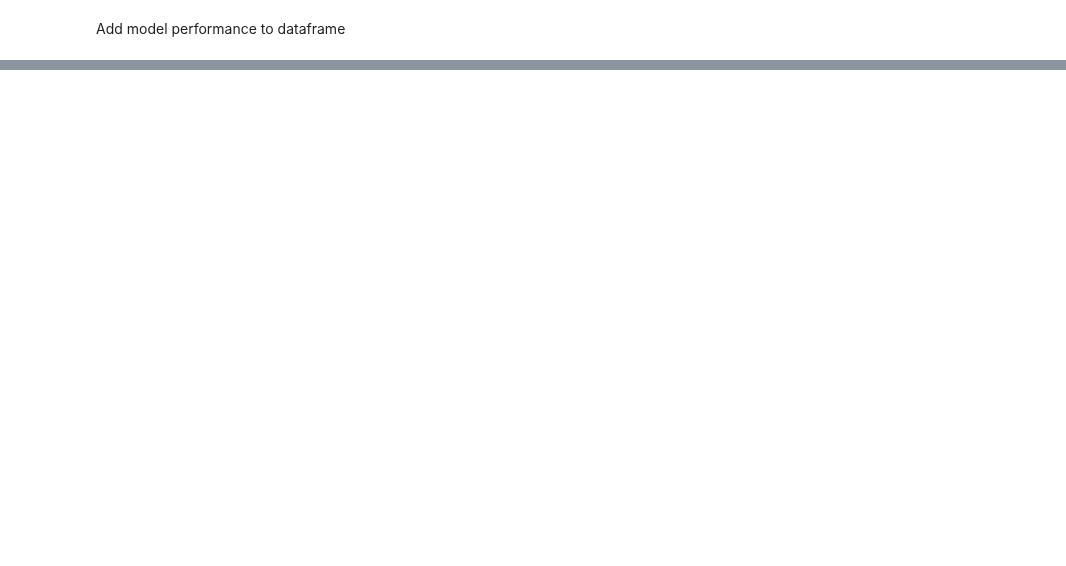
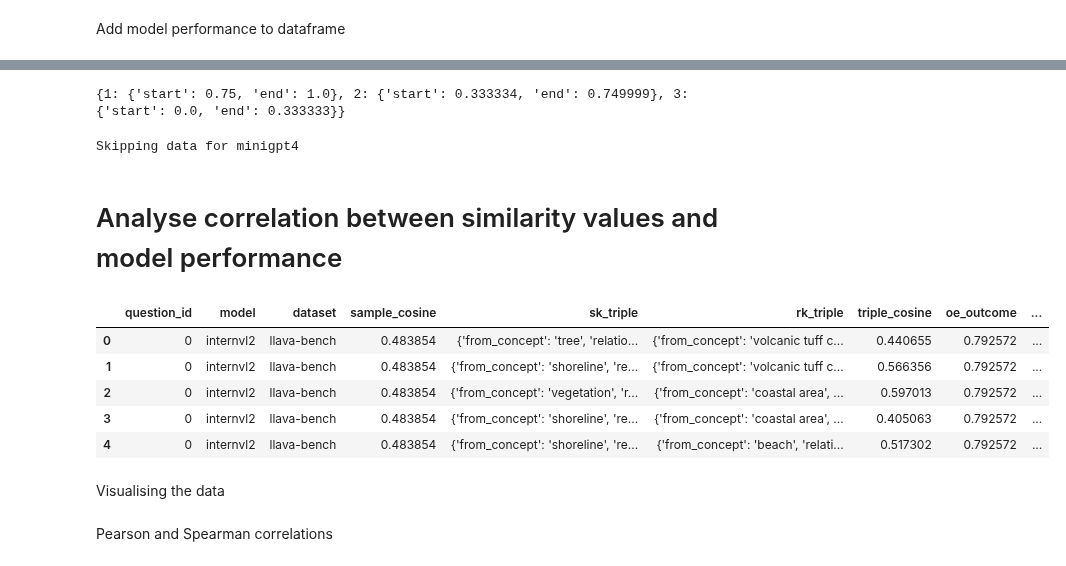
Before and after one commit to LCorti/vlm_diagnosis, a Jupyter notebook: behaviour_analysis/analysis_triples.ipynb, the cells around one changed output, grey strips where cells are left out. Saved outputs shown, nothing was run; the diff lists cells and outputs as text; code cells hidden in the pictures; blank space fills up the shorter version.

```diff
--- a/behaviour_analysis/analysis_triples.ipynb
+++ b/behaviour_analysis/analysis_triples.ipynb
@@ -461,0 +511,17 @@ TODO: analysis number of behaviours of a certain type vs. model performance
+# %%
+strict_split = {
+    1: {"start": 0.75, "end": 1.0},
+    2: {"start": 0.333334, "end": 0.749999},
+    3: {"start": 0.0, "end": 0.333333},
+}
+print(strict_split)
+# %% [output]
+{1: {'start': 0.75, 'end': 1.0}, 2: {'start': 0.333334, 'end': 0.749999}, 3: {'start': 0.0, 'end': 0.333333}}
+# %%
+analysis_type = "strict"
+df["sample_type"] = df.apply(
+    lambda x: get_behaviour_type(x["sample_cosine"], strict_split), axis=1
+)
+df["triple_type"] = df.apply(
+    lambda x: get_behaviour_type(x["triple_cosine"], strict_split), axis=1
+)
@@ -461,0 +531,11 @@ TODO: analysis number of behaviours of a certain type vs. model performance
+# %%
+if analysis_type:
+    out_path = Path(CHARTS_DIR, f"triple_types_{analysis_type}_{emb_model}.pdf")
+else:
+    out_path = Path(CHARTS_DIR, f"triple_types_{emb_model}.pdf")
+
+vis.plot_behaviour_counts(counts_plot, out_path, to_skip="minigpt4")
+# %% [output]
+Skipping data for minigpt4
+# %% [markdown]
+# Analyse correlation between similarity values and model performance
@@ -461,0 +545,9 @@ TODO: analysis number of behaviours of a certain type vs. model performance
+# %%
+df.head()
+# %% [output]
+|  | question_id | model | dataset | sample_cosine | sk_triple | rk_triple | triple_cosine | oe_outcome | ... |
+| 0 | 0 | internvl2 | llava-bench | 0.483854 | {'from_concept': 'tree', 'relatio... | {'from_concept': 'volcanic tuff c... | 0.440655 | 0.792572 | ... |
+| 1 | 0 | internvl2 | llava-bench | 0.483854 | {'from_concept': 'shoreline', 're... | {'from_concept': 'volcanic tuff c... | 0.566356 | 0.792572 | ... |
+| 2 | 0 | internvl2 | llava-bench | 0.483854 | {'from_concept': 'vegetation', 'r... | {'from_concept': 'coastal area', ... | 0.597013 | 0.792572 | ... |
+| 3 | 0 | internvl2 | llava-bench | 0.483854 | {'from_concept': 'shoreline', 're... | {'from_concept': 'coastal area', ... | 0.405063 | 0.792572 | ... |
+| 4 | 0 | internvl2 | llava-bench | 0.483854 | {'from_concept': 'shoreline', 're... | {'from_concept': 'beach', 'relati... | 0.517302 | 0.792572 | ... |
@@ -461,0 +565,2 @@ TODO: analysis number of behaviours of a certain type vs. model performance
+# %% [markdown]
+Visualising the data
@@ -461,0 +587,2 @@ TODO: analysis number of behaviours of a certain type vs. model performance
+# %% [markdown]
+Pearson and Spearman correlations
```
Also changed, not shown: parts of 58 cells of this notebook, 1 other file.
